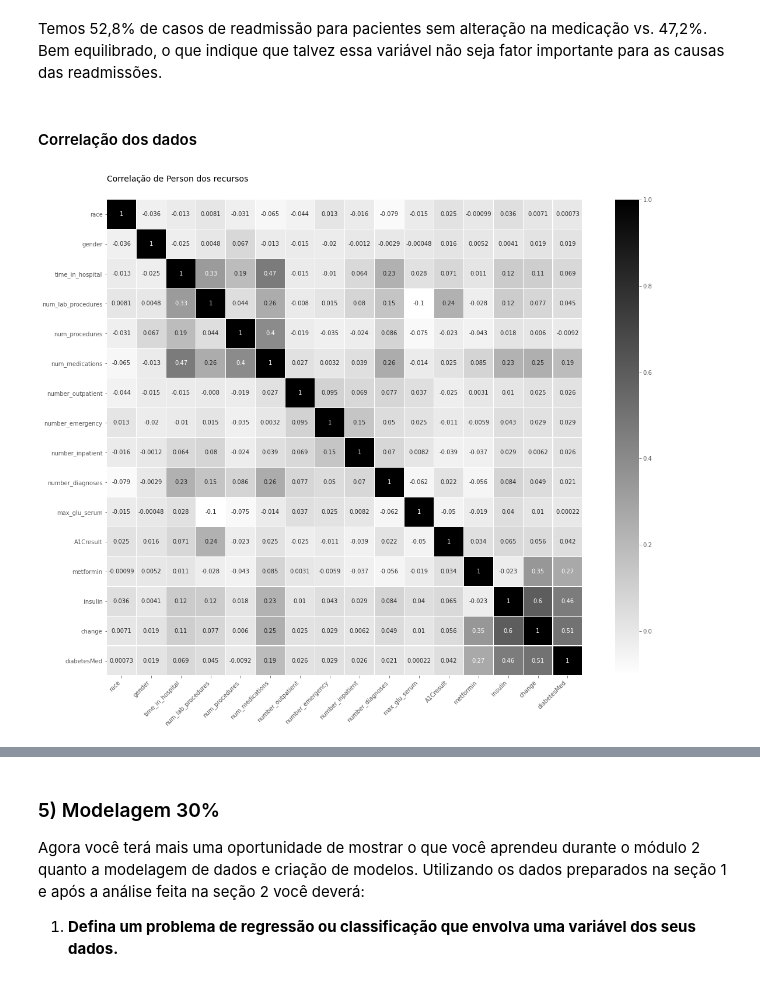
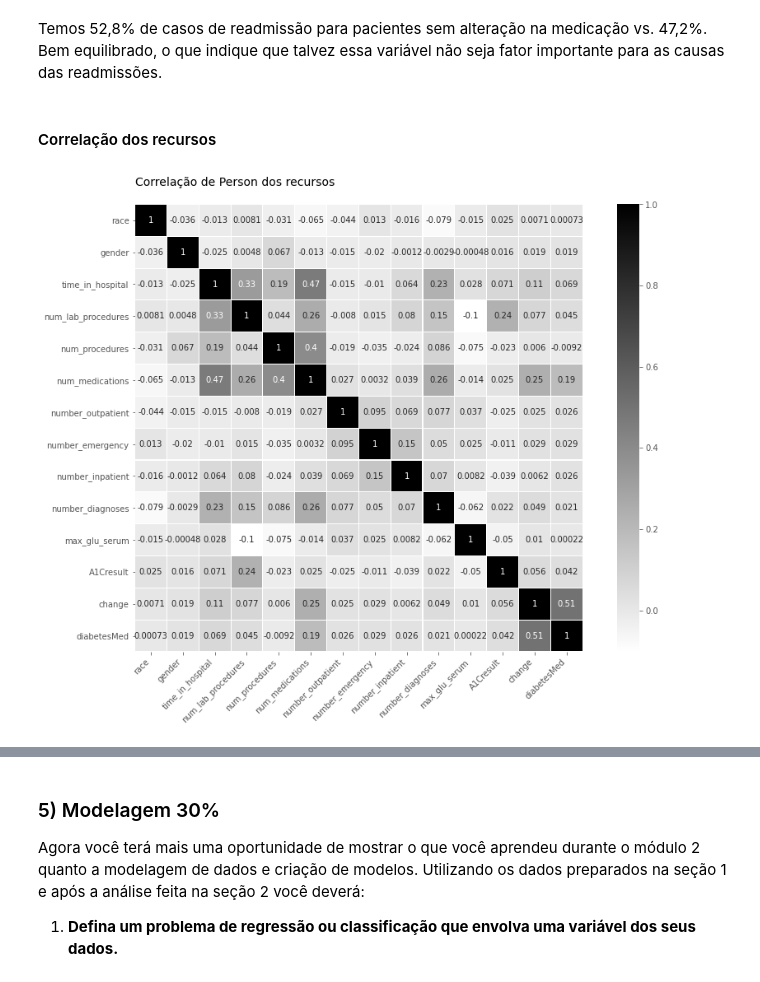
Before and after one commit to LilianeAquino/aed_projeto_3, a Jupyter notebook: template.ipynb, the cells around one changed output, grey strips where cells are left out. Cells and saved outputs as stored; diff of their text form; code cells hidden in the pictures.

Commit message:
Análise dos dados

```diff
--- a/template.ipynb
+++ b/template.ipynb
@@ -689,0 +683,15 @@ plt.show()
+# %%
+labels = ['Circulatório', 'Neoplasias', 'Diabetes', 'Respiratório', 'Outros']
+ticks = [0, 1, 2, 3, 4]
+
+plt.rcParams['figure.figsize'] = [10, 5]
+
+diagnosis = (just_readmitted['categories_diag_2'].value_counts(normalize=True)*100).sort_values(ascending=False)
+diagnosis.head(5).plot.bar(rot=0, color=['#696969', '#696969', '#1C1C1C', '#696969', '#696969'])
+
+plt.title('Pacientes readmitidos com base nos 5 diagnósticos secundários mais comuns', y=1.03, size=14, loc='left', x=-0.06)
+plt.ylabel('% de pacientes readmitidos', horizontalalignment='left', y=0.40)
+plt.xlabel('Segundo diagnóstico', horizontalalignment='right', x=0.275)
+plt.xticks(ticks, labels)
+plt.ylim(0, 35)
+plt.show()
@@ -689,0 +700,15 @@ plt.show()
+# %%
+labels = ['Circulatório', 'Diabetes', 'Neoplasias', 'Outros', 'Respiratório']
+ticks = [0, 1, 2, 3, 4]
+
+plt.rcParams['figure.figsize'] = [10, 5]
+
+diagnosis = (just_readmitted['categories_diag_3'].value_counts(normalize=True)*100).sort_values(ascending=False)
+diagnosis.head(5).plot.bar(rot=0, color=['#696969', '#1C1C1C', '#696969', '#696969', '#696969'])
+
+plt.title('Pacientes readmitidos com base nos 5 diagnósticos terciários mais comuns', y=1.03, size=14, loc='left', x=-0.06)
+plt.ylabel('% de pacientes readmitidos', horizontalalignment='left', y=0.40)
+plt.xlabel('Terceiro diagnóstico', horizontalalignment='right', x=0.265)
+plt.xticks(ticks, labels)
+plt.ylim(0, 35)
+plt.show()
@@ -796,9 +817,10 @@ plt.show()
 # %% [markdown]
 Temos 52,8% de casos de readmissão para pacientes sem alteração na medicação vs. 47,2%. Bem equilibrado, o que indique que talvez essa variável não seja fator importante para as causas das readmissões.
 # %% [markdown]
-#### Correlação dos dados
+#### Correlação dos recursos
 # %%
 cols = [
+        'metformin',
         'repaglinide',
         'nateglinide',
         'chlorpropamide',
@@ -813,6 +835,7 @@ cols = [
         'miglitol',
         'troglitazone',
         'tolazamide',
+        'insulin',
         'glyburide-metformin',
         'glipizide-metformin',
         'metformin-rosiglitazone',
@@ -823,15 +846,14 @@ cols = [
         'categories_diag_1',
         'categories_diag_2',
         'categories_diag_3',
-        'is_readmitted'
 ]
 
 corr = data_cleaned.drop(cols, axis=1).corr()
 # %%
-plt.figure(figsize=(20, 15))
+plt.figure(figsize=(15, 10))
 plt.title('Correlação de Person dos recursos', y=1.03, size=14, loc='left', x=0.001)
 sns.heatmap(corr, linewidths=0.1, vmax=1.0, square=True, cmap=plt.cm.gist_yarg, linecolor='white', annot=True)
 plt.xticks(rotation=45, ha='right')
 plt.show()
 # %% [output]
-[figure, old version]
+[figure, new version]
```
Also changed, not shown: parts of 34 cells of this notebook.
